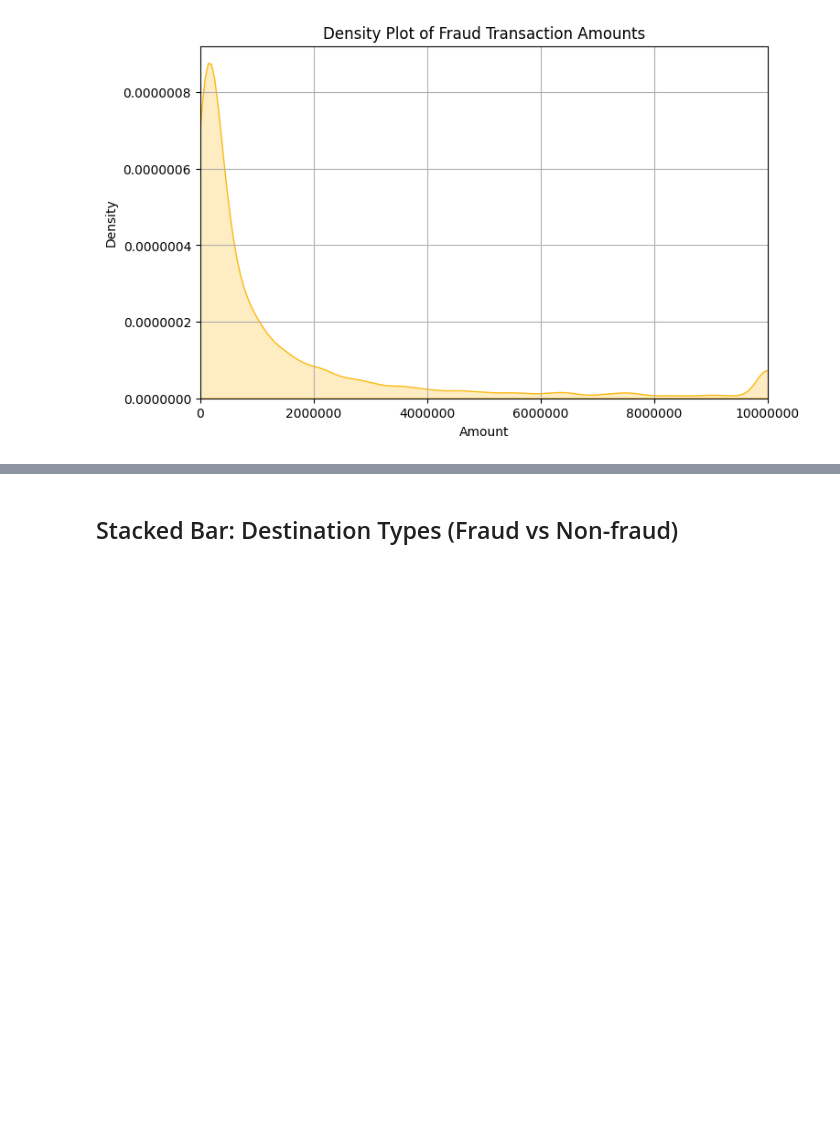
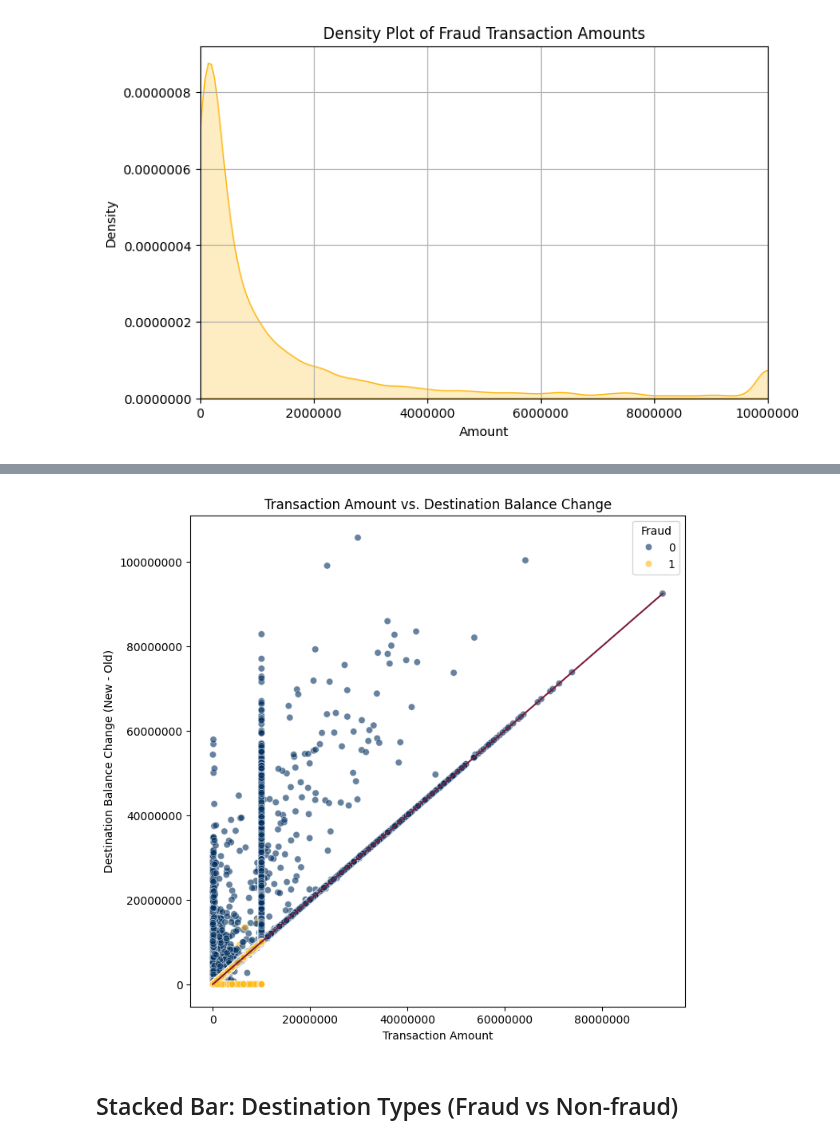
Before and after one commit to nguyentunhu/Financial-Fraud-Patterns-EDA, a Jupyter notebook: main.ipynb, the cells around one changed output, grey strips where cells are left out. Saved outputs shown, nothing was run; the diff lists cells and outputs as text; code cells hidden in the pictures; blank space fills up the shorter version.

```diff
--- a/main.ipynb
+++ b/main.ipynb
@@ -205,3 +213,18 @@ plt.show()
+# %%
+# Correct calculation for origin balance change
+df['balance_change_dest'] = abs(df['newbalanceDest'] - df['oldbalanceDest'])
+
+plt.figure(figsize=(8, 8))
+sns.scatterplot(data=df, x='amount', y='balance_change_dest', hue='isFraud', alpha=0.6, palette=colors)
+plt.plot(x, x, color=colors[3])
+plt.title('Transaction Amount vs. Destination Balance Change')
+plt.xlabel('Transaction Amount')
+plt.ylabel('Destination Balance Change (New - Old)')
+plt.legend(title='Fraud', loc='upper right')
+plt.ticklabel_format(style='plain')
+plt.show()
+# %% [output]
+[figure, added]
 # %% [markdown]
 ## Stacked Bar: Destination Types (Fraud vs Non-fraud)
 # %%
```
Also changed, not shown: parts of 10 cells of this notebook.
